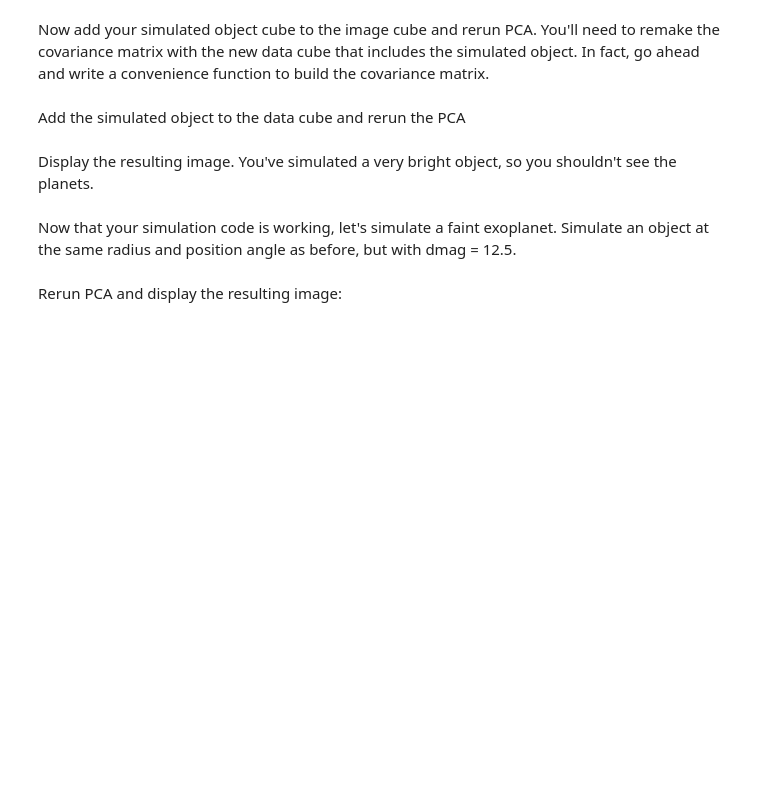
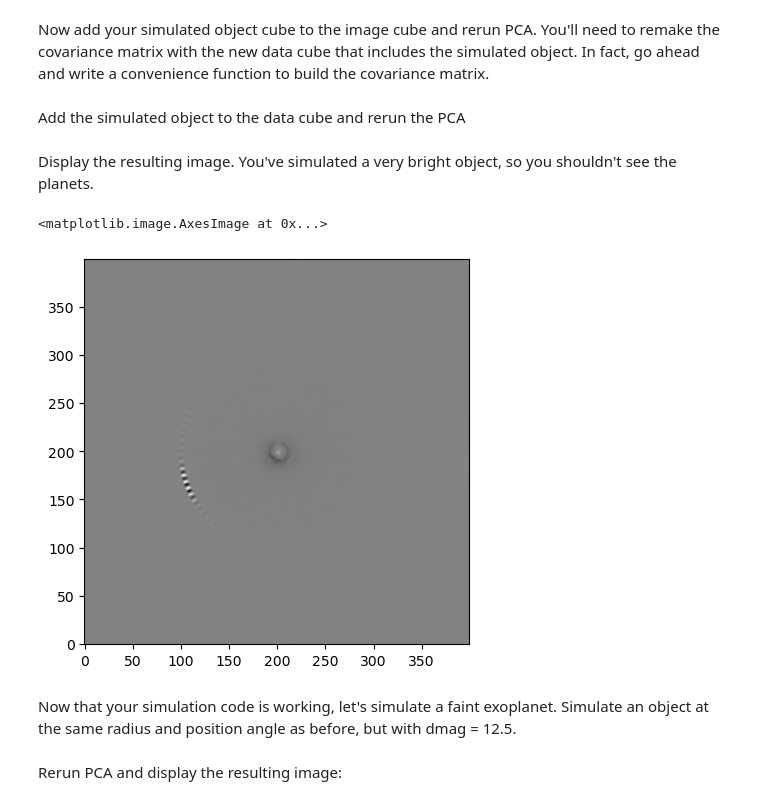
Before and after one commit to jtrossiter/sia_cp3, a Jupyter notebook: SIA_checkpoint3_separation_and_mass_of_exoplanets_d220224_v003_PROBLEM.ipynb, the cells around one changed output. Drawn from its saved outputs; the diff is of its cells as text; code cells hidden in the pictures; blank space fills up the shorter version.

```diff
--- a/SIA_checkpoint3_separation_and_mass_of_exoplanets_d220224_v003_PROBLEM.ipynb
+++ b/SIA_checkpoint3_separation_and_mass_of_exoplanets_d220224_v003_PROBLEM.ipynb
@@ -342,15 +306,19 @@ Add the simulated object to the data cube and rerun the PCA
 datawithsimobject = data + simcube
 
 # rerun PCA with 35 principal components.  You'll need to remake the covariance matrix in this case.
+covar_psfs_sim, ref_psfs_mean_sub_sim = make_cov_matrix(datawithsimobject)
+imsimobject = run_full_PCA(covar_psfs_sim, ref_psfs_mean_sub_sim, datawithsimobject, pararr, 35)
 # %% [markdown]
 Display the resulting image.  You've simulated a very bright object, so you shouldn't see the planets.
 # %%
 # plot result
-fig = plt.figure(figsize=(20,20))
+fig = plt.figure(figsize=(5,5))
 
 ax = fig.add_subplot(111)
-
-ax.imshow(imsimobject, origin='lower')
+ax.imshow(imsimobject, origin='lower', cmap='gray')
+# %% [output]
+<matplotlib.image.AxesImage at 0x...>
+[figure, added]
 # %% [markdown]
 Now that your simulation code is working, let's simulate a faint exoplanet.  Simulate an object at the same radius and position angle as before, but with dmag = 12.5.
 # %%
```
Also changed, not shown: parts of 11 cells of this notebook.
